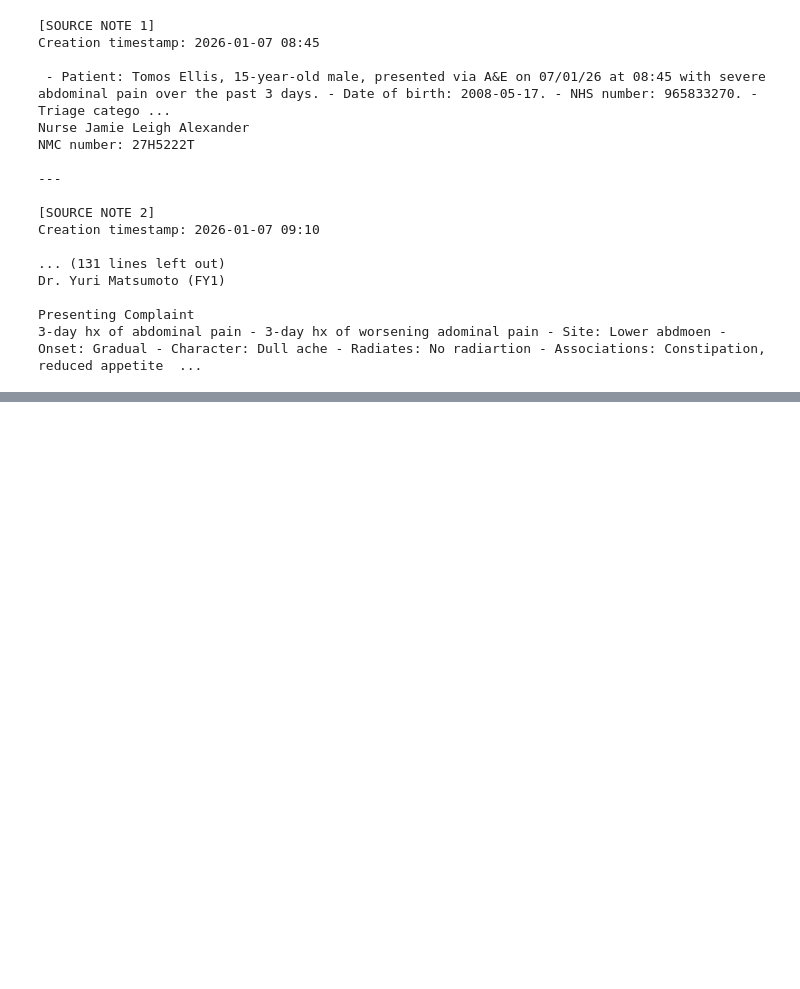
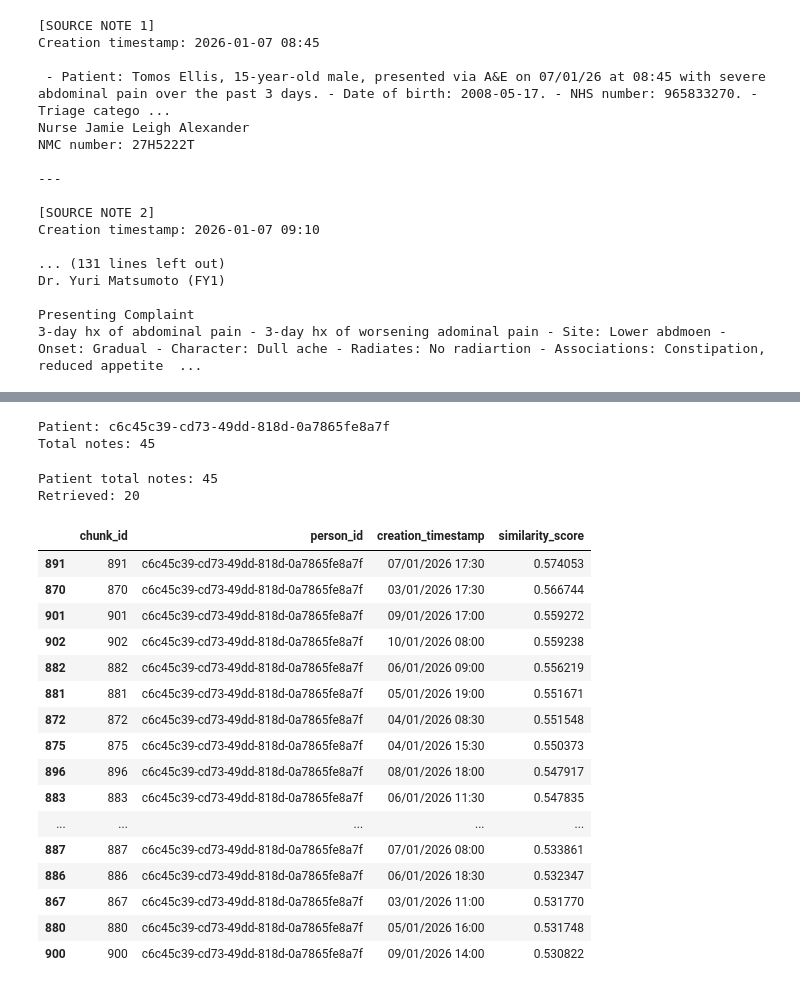
Before and after one commit to pallavi-cs-ai/clinical-summarization-eval, a Jupyter notebook: notebooks/03_main_workflow_evaluation.ipynb, the cells around one changed output, grey strips where cells are left out. Saved outputs shown, nothing was run; the diff lists cells and outputs as text; code cells hidden in the pictures; blank space fills up the shorter version.

```diff
--- a/notebooks/03_main_workflow_evaluation.ipynb
+++ b/notebooks/03_main_workflow_evaluation.ipynb
@@ -303,0 +330,9 @@ ModuleNotFoundError: No module named 'config'
+# %%
+patient_note_counts = (
+    whole_chunks
+    .groupby("person_id")
+    .size()
+    .sort_values(ascending=False)
+)
+
+print(patient_note_counts.head(10))
@@ -303,0 +352,51 @@ ModuleNotFoundError: No module named 'config'
+# %%
+test_patient_2 = patient_note_counts[
+    patient_note_counts > 20
+].index[0]
+
+print("Patient:", test_patient_2)
+print("Total notes:", patient_note_counts[test_patient_2])
+# %% [output]
+Patient: c6c45c39-cd73-49dd-818d-0a7865fe8a7f
+Total notes: 45
+# %%
+retrieved_2 = retrieve_patient_notes(
+    person_id=test_patient_2,
+    whole_chunks=whole_chunks,
+    chunk_embeddings=chunk_embeddings,
+    top_k=20
+)
+
+print("Patient total notes:", patient_note_counts[test_patient_2])
+print("Retrieved:", len(retrieved_2))
+
+display(
+    retrieved_2[
+        [
+            "chunk_id",
+            "person_id",
+            "creation_timestamp",
+            "similarity_score"
+        ]
+    ]
+)
+# %% [output]
+Patient total notes: 45
+Retrieved: 20
+|  | chunk_id | person_id | creation_timestamp | similarity_score |
+| 891 | 891 | c6c45c39-cd73-49dd-818d-0a7865fe8a7f | 07/01/2026 17:30 | 0.574053 |
+| 870 | 870 | c6c45c39-cd73-49dd-818d-0a7865fe8a7f | 03/01/2026 17:30 | 0.566744 |
+| 901 | 901 | c6c45c39-cd73-49dd-818d-0a7865fe8a7f | 09/01/2026 17:00 | 0.559272 |
+| 902 | 902 | c6c45c39-cd73-49dd-818d-0a7865fe8a7f | 10/01/2026 08:00 | 0.559238 |
+| 882 | 882 | c6c45c39-cd73-49dd-818d-0a7865fe8a7f | 06/01/2026 09:00 | 0.556219 |
+| 881 | 881 | c6c45c39-cd73-49dd-818d-0a7865fe8a7f | 05/01/2026 19:00 | 0.551671 |
+| 872 | 872 | c6c45c39-cd73-49dd-818d-0a7865fe8a7f | 04/01/2026 08:30 | 0.551548 |
+| 875 | 875 | c6c45c39-cd73-49dd-818d-0a7865fe8a7f | 04/01/2026 15:30 | 0.550373 |
+| 896 | 896 | c6c45c39-cd73-49dd-818d-0a7865fe8a7f | 08/01/2026 18:00 | 0.547917 |
+| 883 | 883 | c6c45c39-cd73-49dd-818d-0a7865fe8a7f | 06/01/2026 11:30 | 0.547835 |
+| ... | ... | ... | ... | ... |
+| 887 | 887 | c6c45c39-cd73-49dd-818d-0a7865fe8a7f | 07/01/2026 08:00 | 0.533861 |
+| 886 | 886 | c6c45c39-cd73-49dd-818d-0a7865fe8a7f | 06/01/2026 18:30 | 0.532347 |
+| 867 | 867 | c6c45c39-cd73-49dd-818d-0a7865fe8a7f | 03/01/2026 11:00 | 0.531770 |
+| 880 | 880 | c6c45c39-cd73-49dd-818d-0a7865fe8a7f | 05/01/2026 16:00 | 0.531748 |
+| 900 | 900 | c6c45c39-cd73-49dd-818d-0a7865fe8a7f | 09/01/2026 14:00 | 0.530822 |
```
Also changed, not shown: parts of 13 cells of this notebook, 11 other files.
